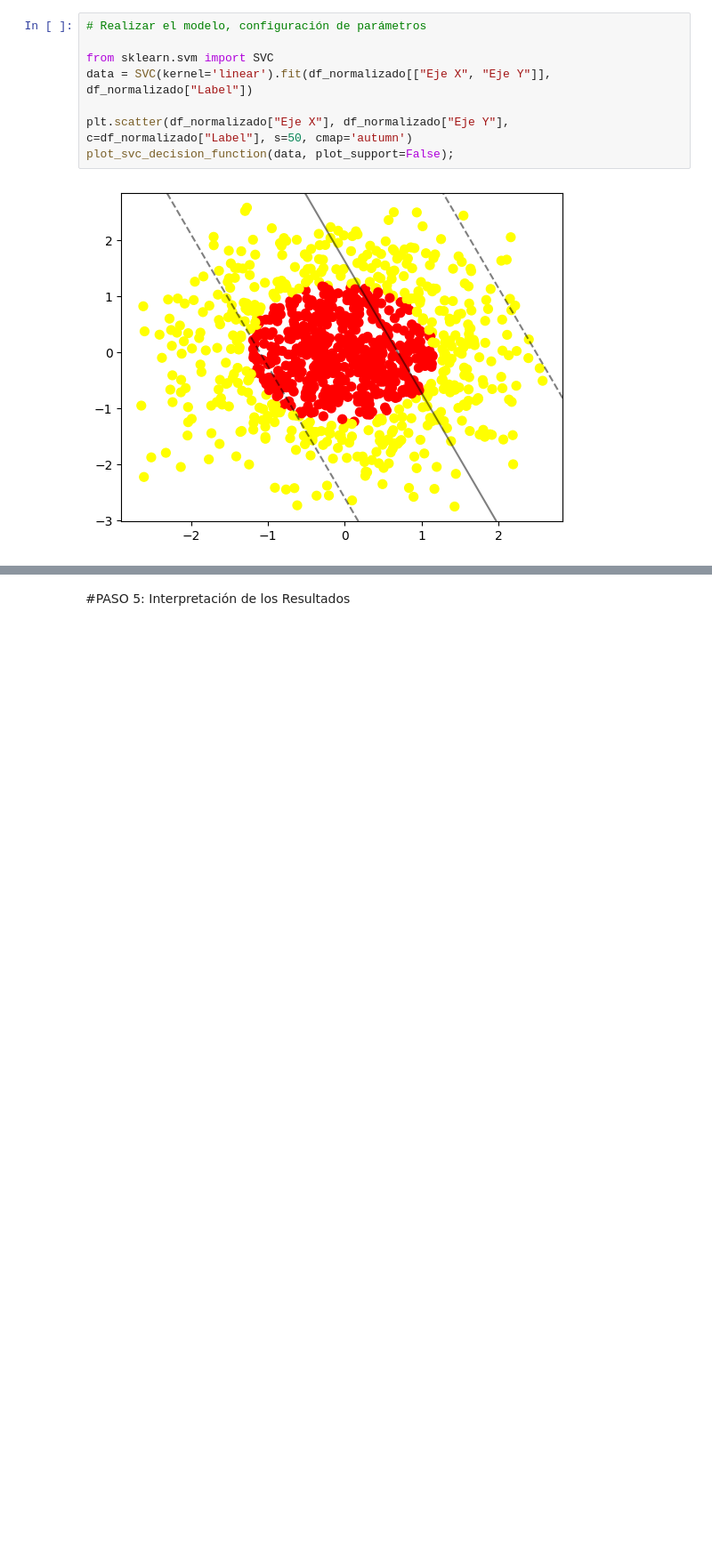
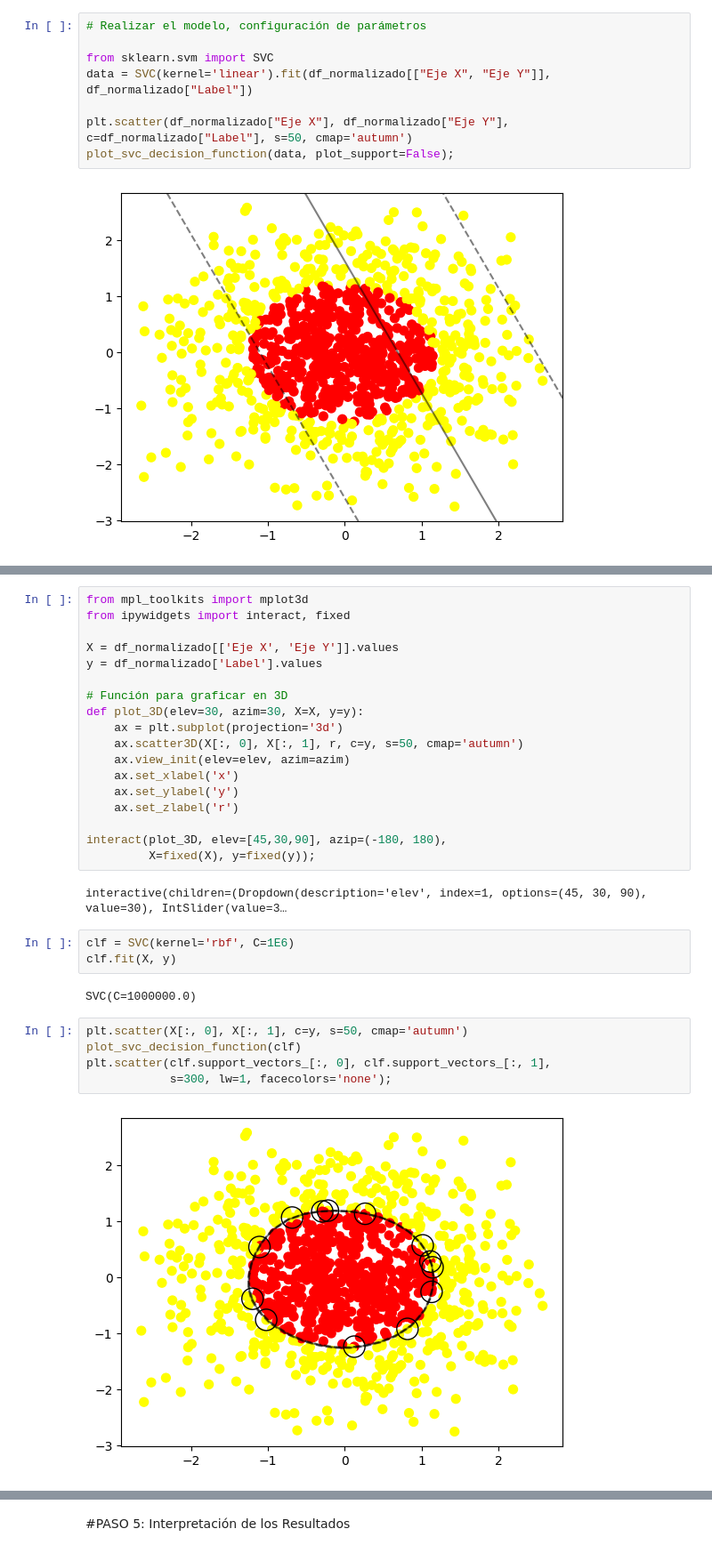
Before and after one commit to maxmigue/machineLearning, a Jupyter notebook: LAB09_SVM_ML.ipynb, the cells around one changed output, grey strips where cells are left out. Shown at 89% size. Saved outputs shown, nothing was run; the diff lists cells and outputs as text; blank space fills up the shorter version.

```diff
--- a/LAB09_SVM_ML.ipynb
+++ b/LAB09_SVM_ML.ipynb
@@ -239,0 +232,32 @@ NameError: name 'df_normalizado' is not defined
+# %%
+from mpl_toolkits import mplot3d
+from ipywidgets import interact, fixed
+
+X = df_normalizado[['Eje X', 'Eje Y']].values
+y = df_normalizado['Label'].values
+
+# Función para graficar en 3D
+def plot_3D(elev=30, azim=30, X=X, y=y):
+    ax = plt.subplot(projection='3d')
+    ax.scatter3D(X[:, 0], X[:, 1], r, c=y, s=50, cmap='autumn')
+    ax.view_init(elev=elev, azim=azim)
+    ax.set_xlabel('x')
+    ax.set_ylabel('y')
+    ax.set_zlabel('r')
+
+interact(plot_3D, elev=[45,30,90], azip=(-180, 180),
+         X=fixed(X), y=fixed(y));
+# %% [output]
+interactive(children=(Dropdown(description='elev', index=1, options=(45, 30, 90), value=30), IntSlider(value=3…
+# %%
+clf = SVC(kernel='rbf', C=1E6)
+clf.fit(X, y)
+# %% [output]
+SVC(C=1000000.0)
+# %%
+plt.scatter(X[:, 0], X[:, 1], c=y, s=50, cmap='autumn')
+plot_svc_decision_function(clf)
+plt.scatter(clf.support_vectors_[:, 0], clf.support_vectors_[:, 1],
+            s=300, lw=1, facecolors='none');
+# %% [output]
+[figure, added]
```
Also changed, not shown: parts of 4 cells of this notebook.
